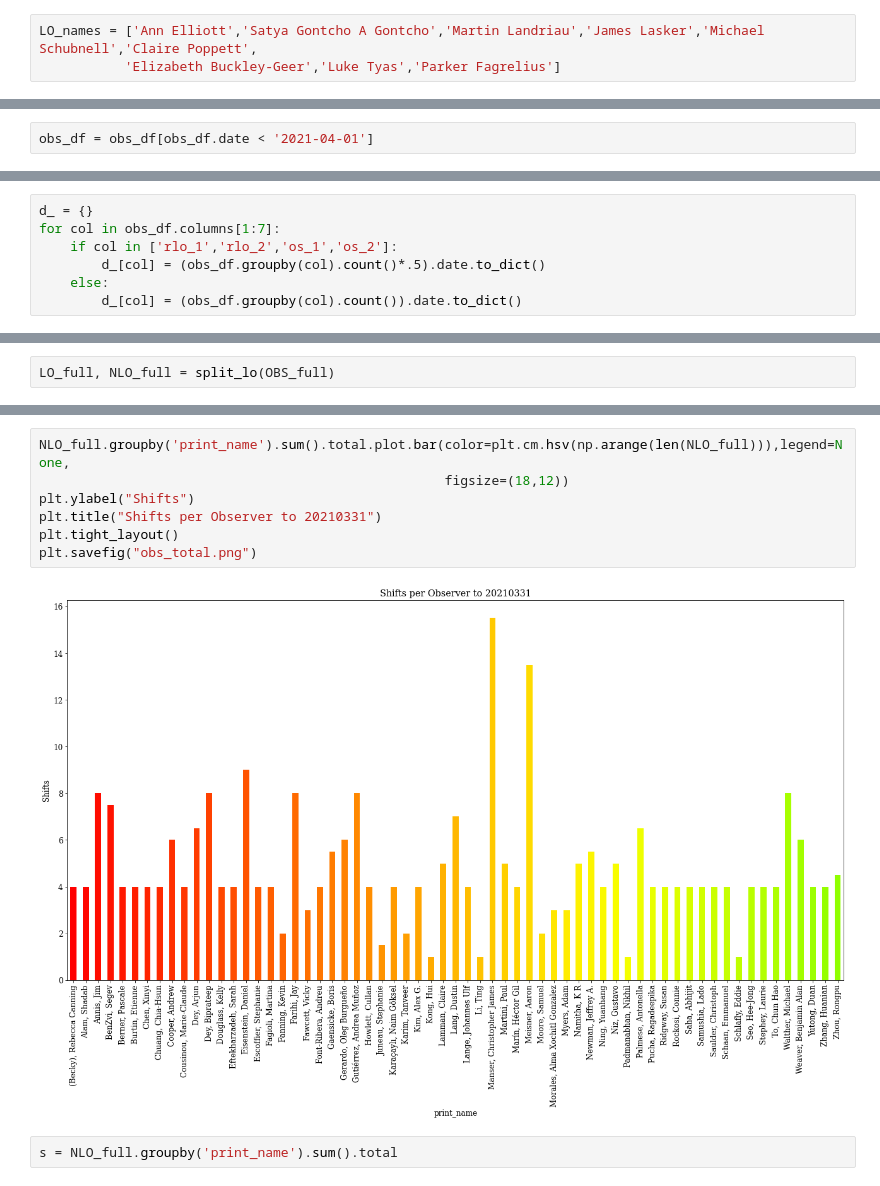
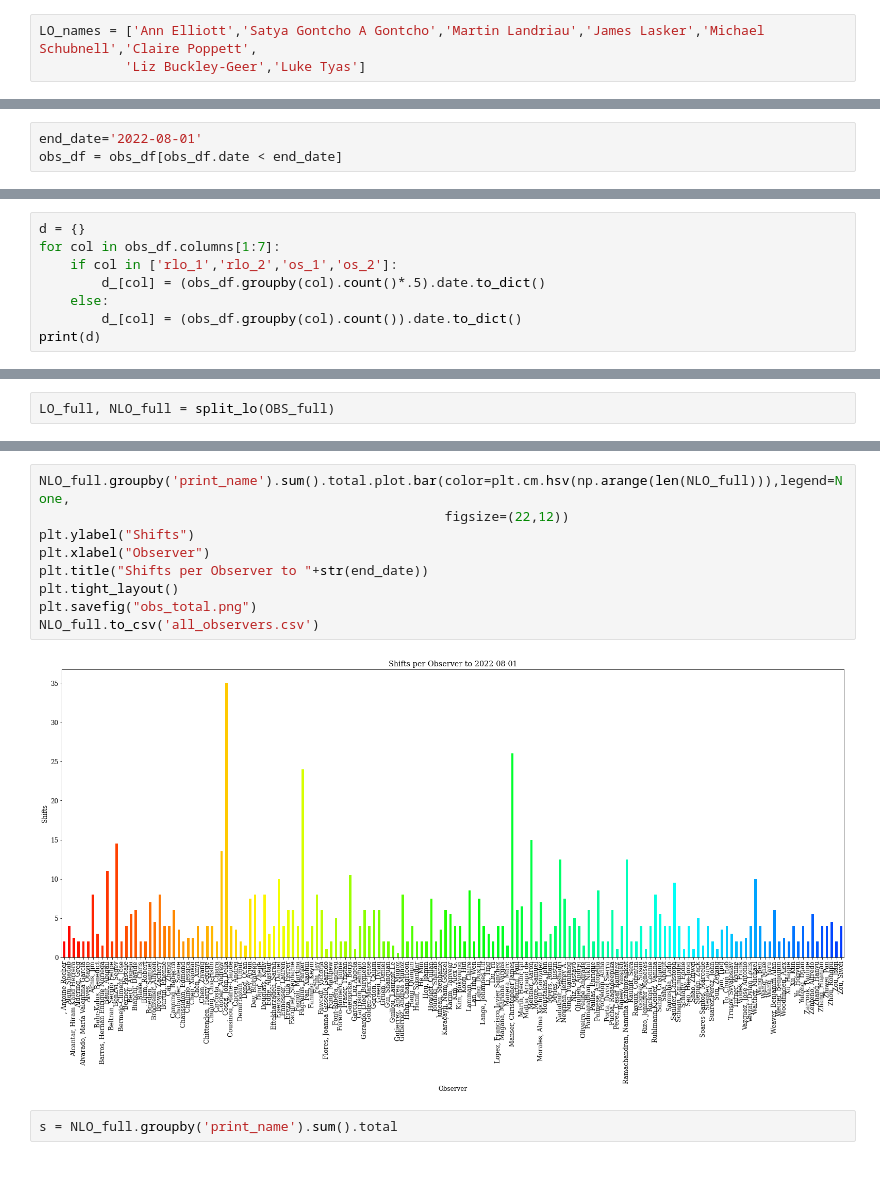
Before and after one commit to desihub/desilo, a Jupyter notebook: obs_stats/ObservingStats.ipynb, the cells around one changed output, grey strips where cells are left out. Saved outputs shown, nothing was run; the diff lists cells and outputs as text.

```diff
--- a/obs_stats/ObservingStats.ipynb
+++ b/obs_stats/ObservingStats.ipynb
@@ -26,7 +27,7 @@ pre_jan = {'Ann Elliot': 13,
           'Segev BenZvi': 0.5}
 # %%
 LO_names = ['Ann Elliott','Satya Gontcho A Gontcho','Martin Landriau','James Lasker','Michael Schubnell','Claire Poppett',
-           'Elizabeth Buckley-Geer','Luke Tyas','Parker Fagrelius']
+           'Liz Buckley-Geer','Luke Tyas']
 # %%
 #Emails and institutions
 trac = pd.read_csv('TracActivity.csv')
@@ -61,14 +63,16 @@ obs_df = pd.read_csv('obs.csv')
 obs_df.columns = ['date','lo','rlo_1','rlo_2','os_1','os_2','dqs','cal','fp_setup','fp_oncall']
 # %%
 obs_df['date'] = pd.to_datetime(obs_df.date)
-# %%
-obs_df = obs_df[obs_df.date < '2021-04-01']
+# %%
+end_date='2022-08-01'
+obs_df = obs_df[obs_df.date < end_date]
 # %%
 all_names = get_names(obs_df,['lo','rlo_1','rlo_2','os_1','os_2','dqs'])
 # %%
-d_ = {}
+d = {}
 for col in obs_df.columns[1:7]:
     if col in ['rlo_1','rlo_2','os_1','os_2']:
         d_[col] = (obs_df.groupby(col).count()*.5).date.to_dict()
     else:
         d_[col] = (obs_df.groupby(col).count()).date.to_dict()
+print(d)
@@ -355,12 +380,14 @@ plt.savefig("lo_total.png")
 # %%
 NLO_full.groupby('print_name').sum().total.plot.bar(color=plt.cm.hsv(np.arange(len(NLO_full))),legend=None,
-                                                    figsize=(18,12))
+                                                    figsize=(22,12))
 plt.ylabel("Shifts")
-plt.title("Shifts per Observer to 20210331")
+plt.xlabel("Observer")
+plt.title("Shifts per Observer to "+str(end_date))
 plt.tight_layout()
 plt.savefig("obs_total.png")
+NLO_full.to_csv('all_observers.csv')
 # %% [output]
-[figure, old version]
+[figure, new version]
 # %%
 s = NLO_full.groupby('print_name').sum().total
 # %%
```
Also changed, not shown: parts of 25 cells of this notebook, 5 other files.
